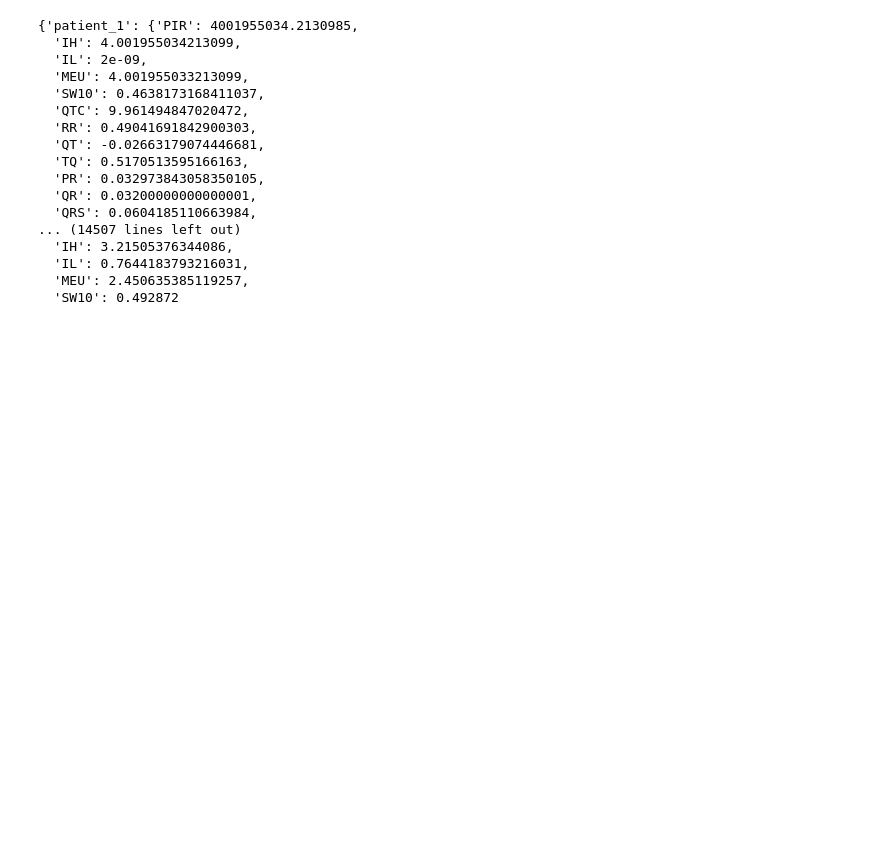
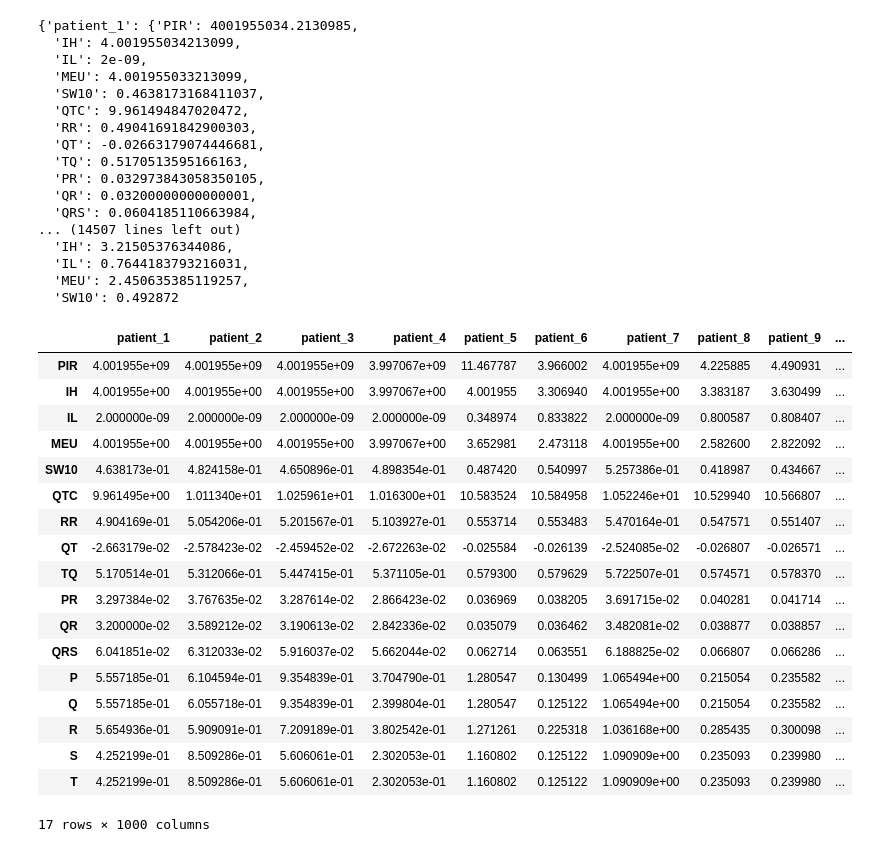
Before and after one commit to darainquadri/lusip-feature-extraction, a Jupyter notebook: CufflessBP.ipynb, the cells around one changed output. Saved outputs shown, nothing was run; the diff lists cells and outputs as text; code cells hidden in the pictures; blank space fills up the shorter version.

```diff
--- a/CufflessBP.ipynb
+++ b/CufflessBP.ipynb
@@ -327,3 +327,25 @@ features
   'IL': 0.7644183793216031,
   'MEU': 2.450635385119257,
   'SW10': 0.492872
+# %%
+pd.DataFrame(features)
+# %% [output]
+|  | patient_1 | patient_2 | patient_3 | patient_4 | patient_5 | patient_6 | patient_7 | patient_8 | patient_9 | ... |
+| PIR | 4.001955e+09 | 4.001955e+09 | 4.001955e+09 | 3.997067e+09 | 11.467787 | 3.966002 | 4.001955e+09 | 4.225885 | 4.490931 | ... |
+| IH | 4.001955e+00 | 4.001955e+00 | 4.001955e+00 | 3.997067e+00 | 4.001955 | 3.306940 | 4.001955e+00 | 3.383187 | 3.630499 | ... |
+| IL | 2.000000e-09 | 2.000000e-09 | 2.000000e-09 | 2.000000e-09 | 0.348974 | 0.833822 | 2.000000e-09 | 0.800587 | 0.808407 | ... |
+| MEU | 4.001955e+00 | 4.001955e+00 | 4.001955e+00 | 3.997067e+00 | 3.652981 | 2.473118 | 4.001955e+00 | 2.582600 | 2.822092 | ... |
+| SW10 | 4.638173e-01 | 4.824158e-01 | 4.650896e-01 | 4.898354e-01 | 0.487420 | 0.540997 | 5.257386e-01 | 0.418987 | 0.434667 | ... |
+| QTC | 9.961495e+00 | 1.011340e+01 | 1.025961e+01 | 1.016300e+01 | 10.583524 | 10.584958 | 1.052246e+01 | 10.529940 | 10.566807 | ... |
+| RR | 4.904169e-01 | 5.054206e-01 | 5.201567e-01 | 5.103927e-01 | 0.553714 | 0.553483 | 5.470164e-01 | 0.547571 | 0.551407 | ... |
+| QT | -2.663179e-02 | -2.578423e-02 | -2.459452e-02 | -2.672263e-02 | -0.025584 | -0.026139 | -2.524085e-02 | -0.026807 | -0.026571 | ... |
+| TQ | 5.170514e-01 | 5.312066e-01 | 5.447415e-01 | 5.371105e-01 | 0.579300 | 0.579629 | 5.722507e-01 | 0.574571 | 0.578370 | ... |
+| PR | 3.297384e-02 | 3.767635e-02 | 3.287614e-02 | 2.866423e-02 | 0.036969 | 0.038205 | 3.691715e-02 | 0.040281 | 0.041714 | ... |
+| QR | 3.200000e-02 | 3.589212e-02 | 3.190613e-02 | 2.842336e-02 | 0.035079 | 0.036462 | 3.482081e-02 | 0.038877 | 0.038857 | ... |
+| QRS | 6.041851e-02 | 6.312033e-02 | 5.916037e-02 | 5.662044e-02 | 0.062714 | 0.063551 | 6.188825e-02 | 0.066807 | 0.066286 | ... |
+| P | 5.557185e-01 | 6.104594e-01 | 9.354839e-01 | 3.704790e-01 | 1.280547 | 0.130499 | 1.065494e+00 | 0.215054 | 0.235582 | ... |
+| Q | 5.557185e-01 | 6.055718e-01 | 9.354839e-01 | 2.399804e-01 | 1.280547 | 0.125122 | 1.065494e+00 | 0.215054 | 0.235582 | ... |
+| R | 5.654936e-01 | 5.909091e-01 | 7.209189e-01 | 3.802542e-01 | 1.271261 | 0.225318 | 1.036168e+00 | 0.285435 | 0.300098 | ... |
+| S | 4.252199e-01 | 8.509286e-01 | 5.606061e-01 | 2.302053e-01 | 1.160802 | 0.125122 | 1.090909e+00 | 0.235093 | 0.239980 | ... |
+| T | 4.252199e-01 | 8.509286e-01 | 5.606061e-01 | 2.302053e-01 | 1.160802 | 0.125122 | 1.090909e+00 | 0.235093 | 0.239980 | ... |
+17 rows × 1000 columns
```
Also changed, not shown: parts of 1 cell of this notebook.
